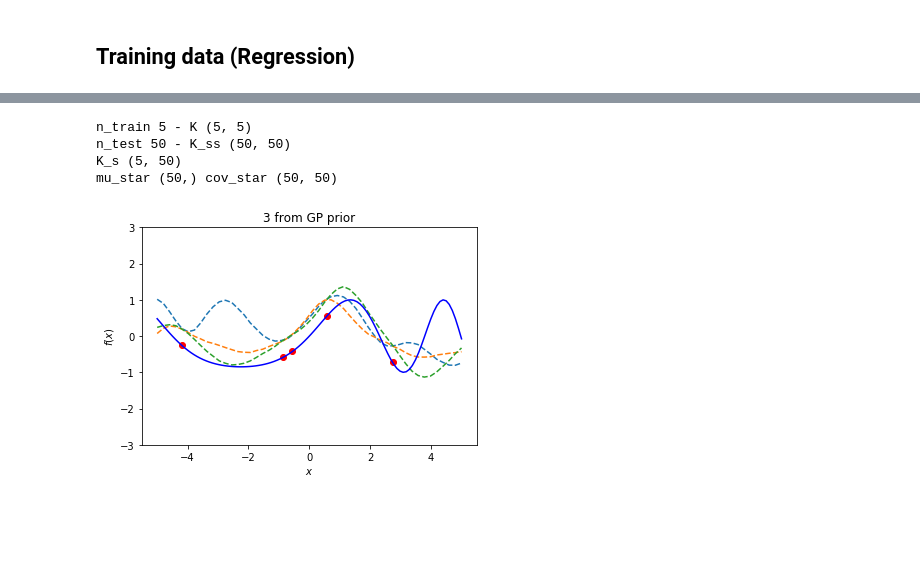
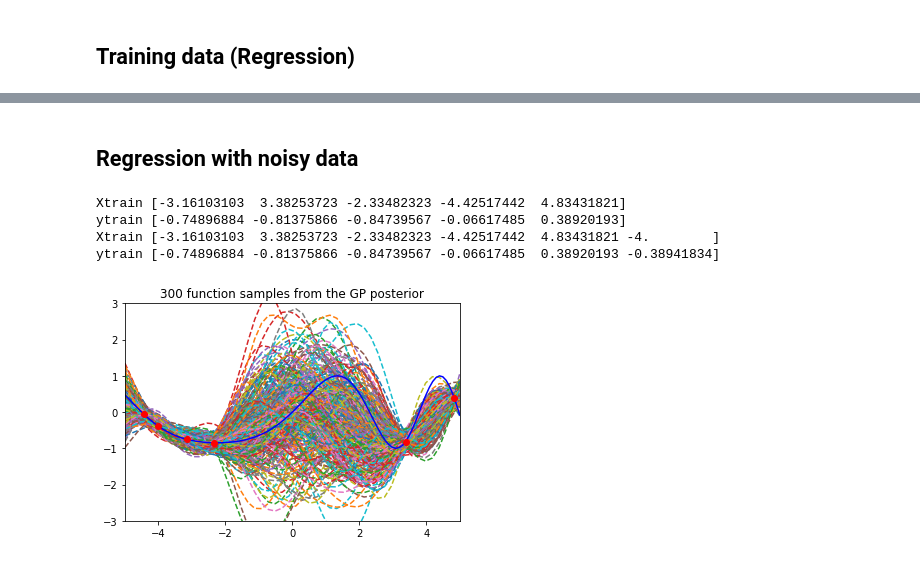
Before and after one commit to uoit-ml/mcsc-ml, a Jupyter notebook: code/gp.ipynb, the cells around one changed output, grey strips where cells are left out. Saved outputs shown, nothing was run; the diff lists cells and outputs as text; code cells hidden in the pictures; blank space fills up the shorter version.

```diff
--- a/code/gp.ipynb
+++ b/code/gp.ipynb
@@ -109,51 +117,49 @@ plt.show()
+# %% [markdown]
+## Regression with noisy data
 # %%
 s = 0.00005 # for cholesky decomposition
 
+n_samples = 300
+
 # Training data
-n_train = 5 # number of training points
-Xtrain = np.random.uniform(-5, 5, size=(n_train))
+n_train = 6 # number of training points
+Xtrain = np.random.uniform(-5, 5, size=(n_train-1))
 ytrain = data_gen_f(Xtrain)
+print 'Xtrain', Xtrain
+print 'ytrain', ytrain
+
+Xtrain = np.append(Xtrain,np.array([-4.]))
+ytrain = np.append(ytrain,data_gen_f(np.array([-4.])))
+
+print 'Xtrain', Xtrain
+print 'ytrain', ytrain
 
 # Testing data
 n_test = 50 # number of test points
 Xtest = np.linspace(-5, 5, n_test)
 
 # GP
-K = kernel(Xtrain,Xtrain,1,1)
-K_ss = kernel(Xtest,Xtest,1,1)
-K_s = kernel(Xtrain,Xtest)
+K = kernel(Xtrain, Xtrain) + 0.02*np.identity(6)
+L = np.linalg.cholesky(K + s*np.eye(n_train))
+Lk = np.linalg.solve(L, kernel(Xtrain, Xtest))
+mu = np.dot(Lk.T, np.linalg.solve(L, ytrain))
 
-print 'n_train', n_train, '-',
-print 'K', K.shape
-print 'n_test', n_test, '-',
-print 'K_ss', K_ss.shape
-print 'K_s', K_s.shape
+K_ss = kernel(Xtest, Xtest)
+s2 = np.diag(K_ss) - np.sum(Lk**2, axis=0)
+s = np.sqrt(s2)
 
-# Computing mean at points where we plan
-# to test predictions
-mean_X = np.mean(Xtrain)
-mean_X_star = np.mean(Xtest)
-f = ytrain
-mean_star = mean_X_star + np.dot(K_s.T,np.dot(np.linalg.inv(K+s*np.eye(n_train)), f-mean_X))
-cov_star = K_ss - np.dot(K_s.T, np.dot(np.linalg.inv(K+s*np.eye(n_train)),K_s))
-print 'mu_star', mean_star.shape,
-print 'cov_star', cov_star.shape
-
-L_star = np.linalg.cholesky(cov_star + s*np.eye(n_test))
-f_posterior = mean_star.reshape(-1,1) + np.dot(L_star, np.random.normal(size=(n_test,n_samples)))
-
+L_ss = np.linalg.cholesky(K_ss + 1e-6*np.eye(n_test) - np.dot(Lk.T, Lk))
+f_post = mu.reshape(-1,1) + np.dot(L_ss, np.random.normal(size=(n_test,n_samples)))
 plt.figure()
+plt.plot(Xtest, f_post, '--')
+plt.title('%d function samples from the GP posterior' % n_samples)
+plt.plot(np.linspace(-5,5,100), data_gen_f(np.linspace(-5,5,100)), 'b')
 plt.plot(Xtrain,ytrain,'ro')
-plt.plot(Xtest, f_posterior, '--')
-plt.plot(np.linspace(-5,5,100), data_gen_f(np.linspace(-5,5,100)), 'b')
-plt.title('%d from GP prior' % n_samples)
-plt.ylim(-3,3)
-plt.xlabel('$x$')
-plt.ylabel('$f(x)$')
+plt.axis([-5, 5, -3, 3])
 plt.show()
 # %% [output]
-n_train 5 - K (5, 5)
-n_test 50 - K_ss (50, 50)
-K_s (5, 50)
-mu_star (50,) cov_star (50, 50)
+Xtrain [-3.16103103  3.38253723 -2.33482323 -4.42517442  4.83431821]
+ytrain [-0.74896884 -0.81375866 -0.84739567 -0.06617485  0.38920193]
+Xtrain [-3.16103103  3.38253723 -2.33482323 -4.42517442  4.83431821 -4.        ]
+ytrain [-0.74896884 -0.81375866 -0.84739567 -0.06617485  0.38920193 -0.38941834]
-[figure, old version]
+[figure, new version]
```
Also changed, not shown: parts of 6 cells of this notebook.
